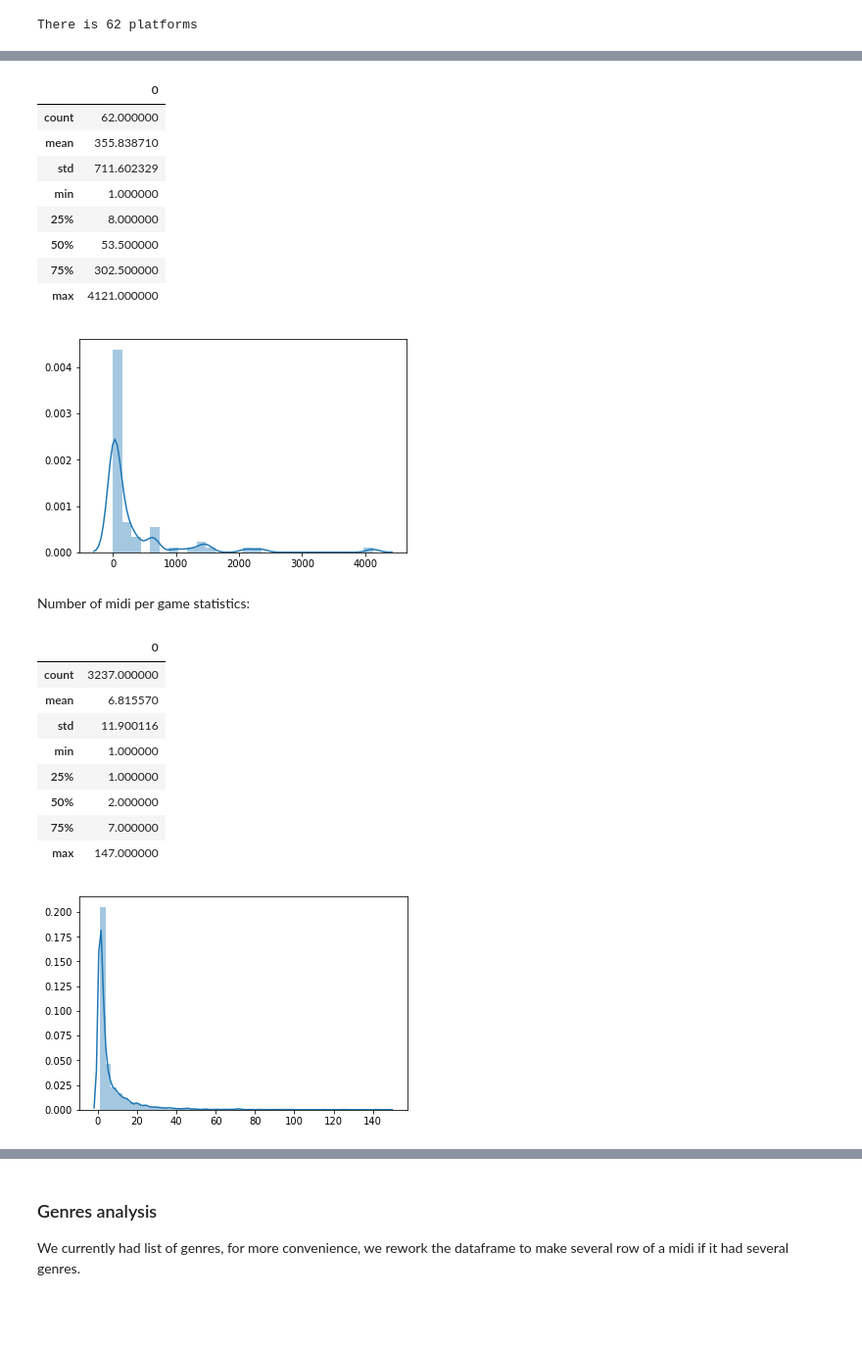
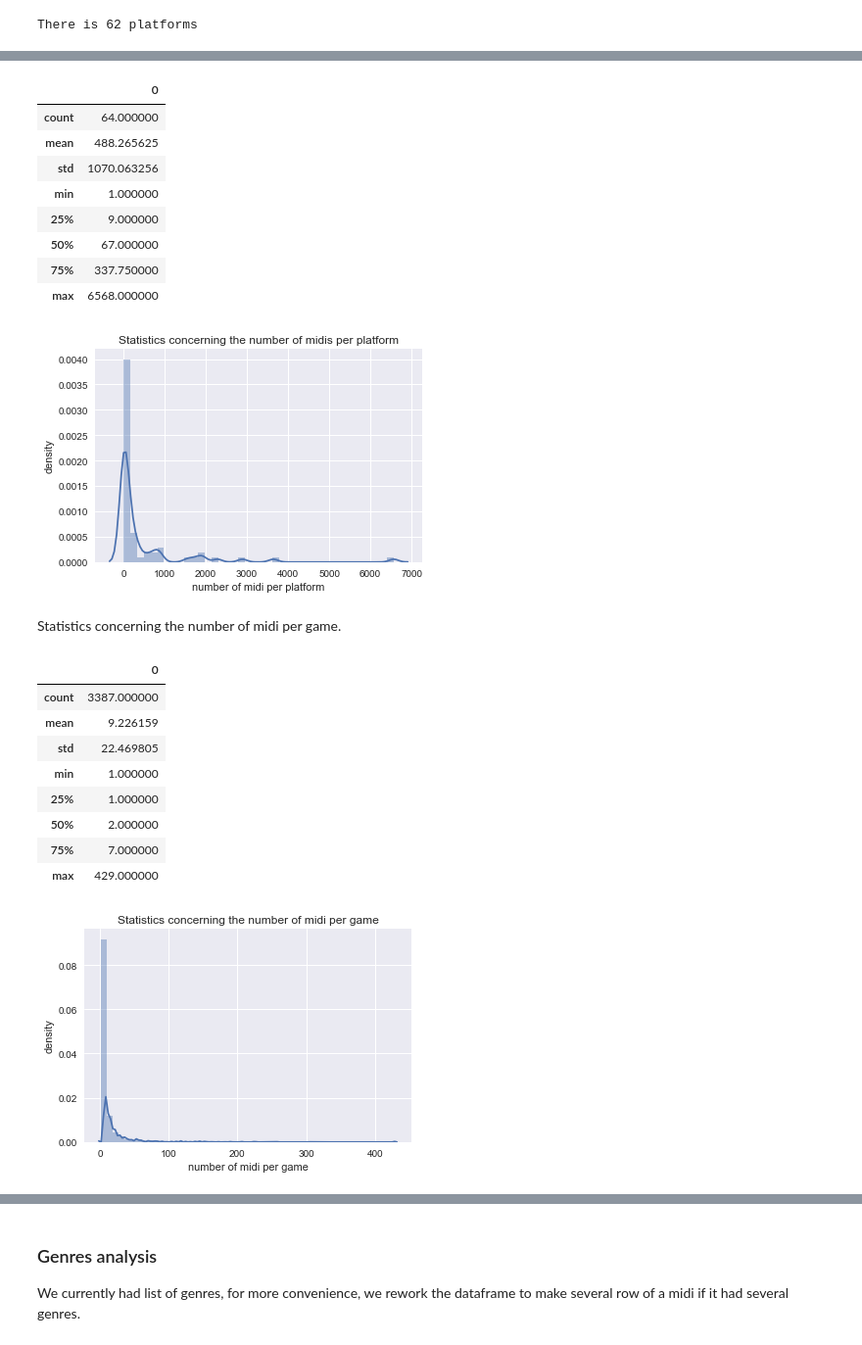
Before and after one commit to cedricviaccoz/musicology, a Jupyter notebook: dataset/Data Exploration.ipynb, the cells around one changed output, grey strips where cells are left out. Shown at 98% size. Cells and saved outputs as stored; diff of their text form; code cells hidden in the pictures; blank space fills up the shorter version.

```diff
--- a/dataset/Data Exploration.ipynb
+++ b/dataset/Data Exploration.ipynb
@@ -127,32 +135,37 @@ Number of midis per platform statistics:
 # %%
-sns.distplot(df.groupby('tgdb_platform').size().to_frame())
+ax = sns.distplot(df.groupby('tgdb_platform').size().to_frame())
+ax.set_xlabel("number of midi per platform")
+ax.set_ylabel("density")
+ax.set_title("Statistics concerning the number of midis per platform")
 df.groupby('tgdb_platform').size().to_frame().describe()
 # %% [output]
 |  | 0 |
-| count | 62.000000 |
-| mean | 355.838710 |
-| std | 711.602329 |
+| count | 64.000000 |
+| mean | 488.265625 |
+| std | 1070.063256 |
 | min | 1.000000 |
-| 25% | 8.000000 |
-| 50% | 53.500000 |
-| 75% | 302.500000 |
-| max | 4121.000000 |
+| 25% | 9.000000 |
+| 50% | 67.000000 |
+| 75% | 337.750000 |
+| max | 6568.000000 |
-[figure, old version]
+[figure, new version]
 # %% [markdown]
-Number of midi per game statistics:
+Statistics concerning the number of midi per game.
 # %%
-sns.distplot(df.groupby(['tgdb_platform', 'tgdb_gametitle']).size().to_frame())
-
+ax = sns.distplot(df.groupby(['tgdb_platform', 'tgdb_gametitle']).size().to_frame())
+ax.set_xlabel("number of midi per game")
+ax.set_ylabel("density")
+ax.set_title("Statistics concerning the number of midi per game")
 df.groupby(['tgdb_platform', 'tgdb_gametitle']).size().to_frame().describe()
 # %% [output]
 |  | 0 |
-| count | 3237.000000 |
-| mean | 6.815570 |
-| std | 11.900116 |
+| count | 3387.000000 |
+| mean | 9.226159 |
+| std | 22.469805 |
 | min | 1.000000 |
 | 25% | 1.000000 |
 | 50% | 2.000000 |
 | 75% | 7.000000 |
-| max | 147.000000 |
+| max | 429.000000 |
-[figure, old version]
+[figure, new version]
 # %% [markdown]
```
Also changed, not shown: parts of 19 cells of this notebook.
